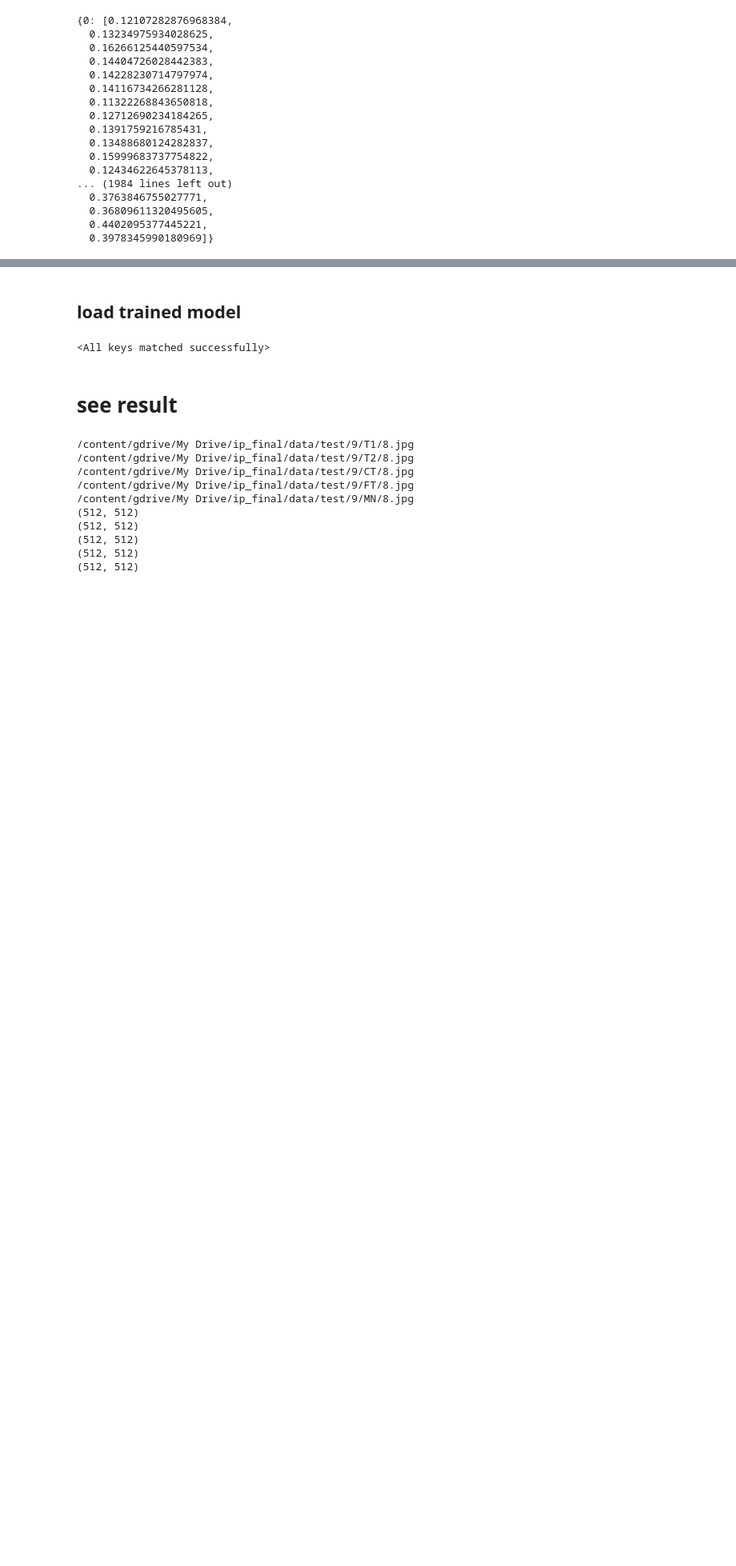
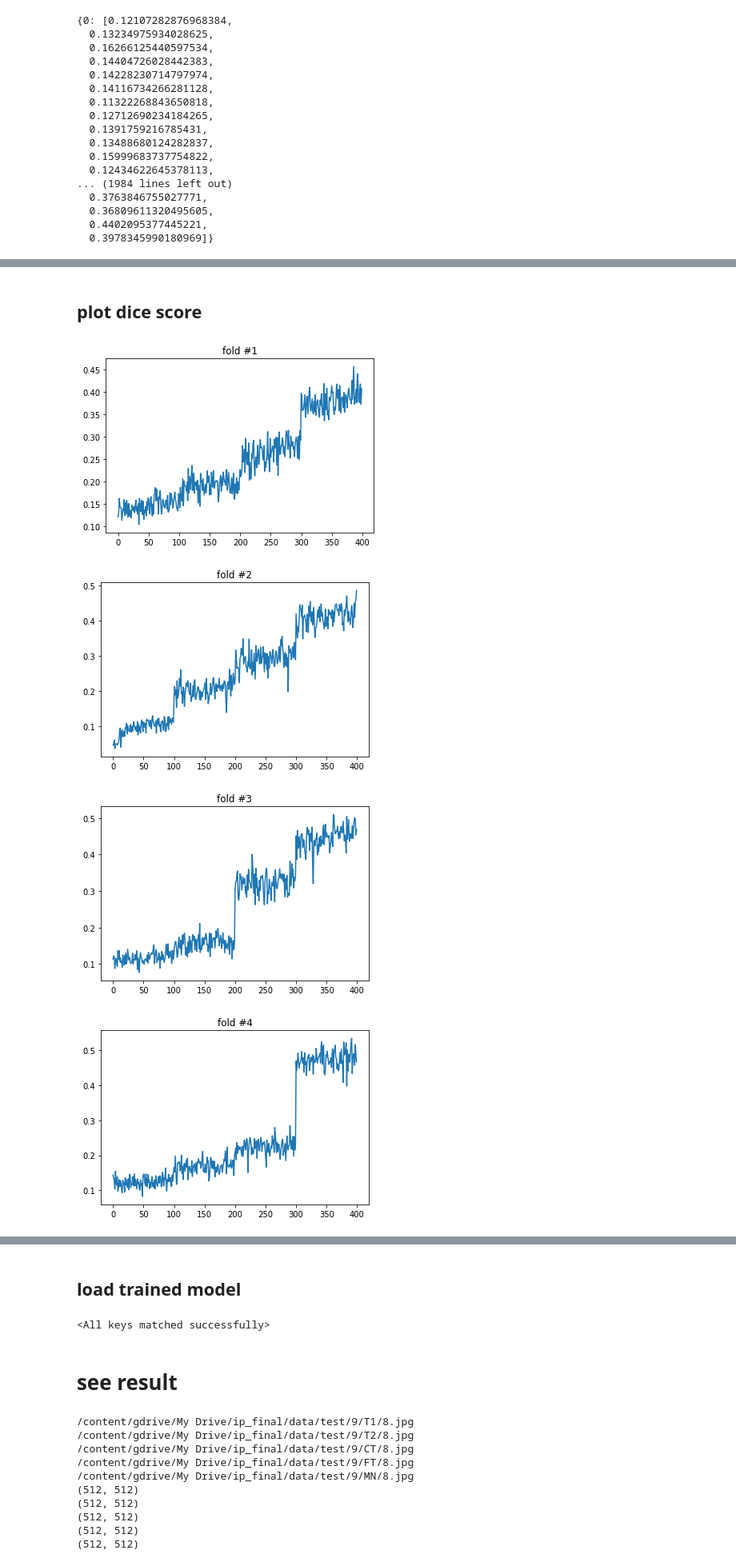
Before and after one commit to jefffang19/image_processing_final, a Jupyter notebook: train.ipynb, the cells around one changed output, grey strips where cells are left out. Shown at 80% size. Saved outputs shown, nothing was run; the diff lists cells and outputs as text; code cells hidden in the pictures; blank space fills up the shorter version.

Commit message:
Plot training dice score

```diff
--- a/train.ipynb
+++ b/train.ipynb
@@ -615,0 +2621,12 @@ five_fold_dice
+# %% [markdown]
+## plot dice score
+# %%
+for i in range(5):
+  plt.figure(i)
+  plt.title('fold #{}'.format(i+1))
+  plt.plot(dice[i])
+# %% [output]
+[figure, added]
+[figure, added]
+[figure, added]
+[figure, added]
```
Also changed, not shown: parts of 4 cells of this notebook.
